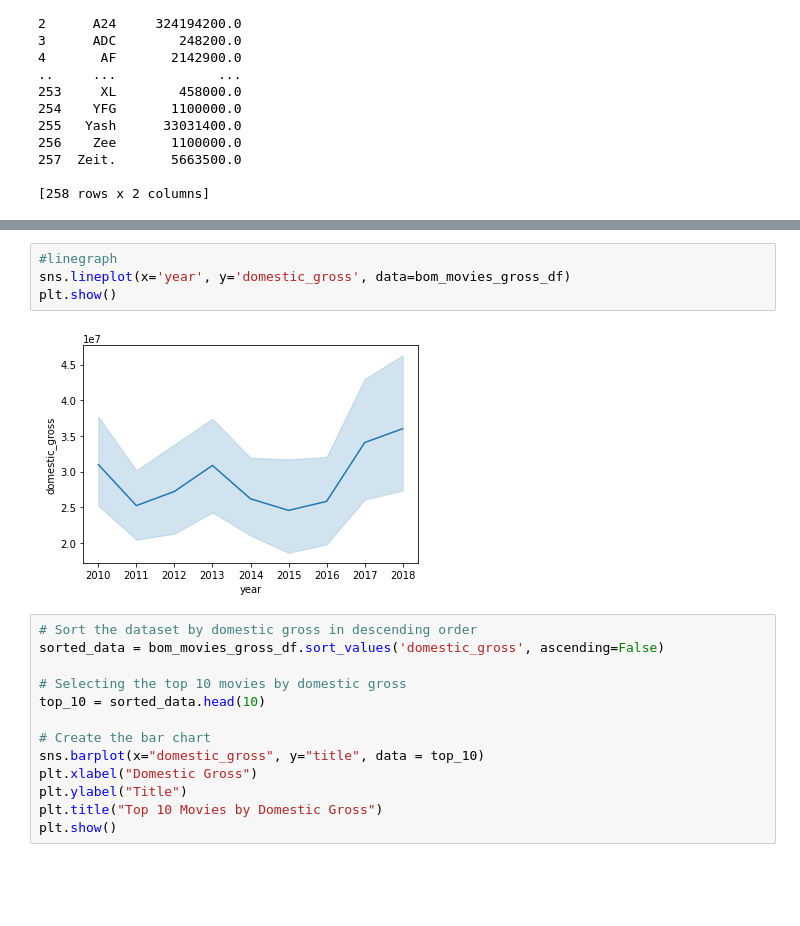
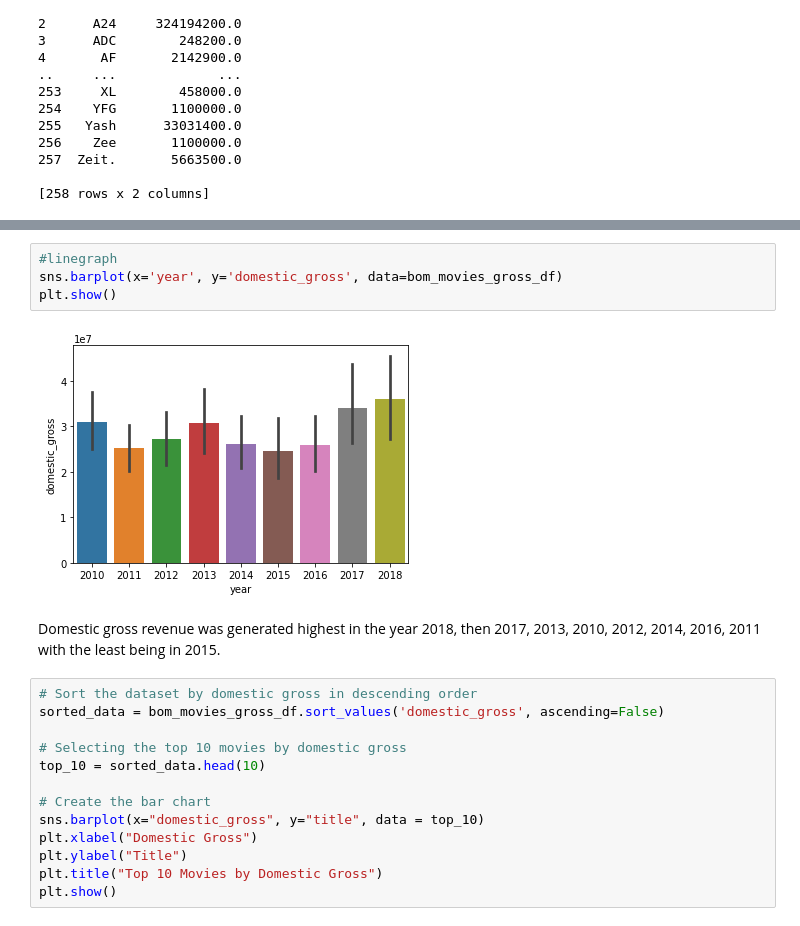
Before and after one commit to PamelaAwino/dsc-phase-1-project-v2-4, a Jupyter notebook: student.ipynb, the cells around one changed output, grey strips where cells are left out. Cells and saved outputs as stored; diff of their text form; blank space fills up the shorter version.

```diff
--- a/student.ipynb
+++ b/student.ipynb
@@ -508,9 +636,11 @@ plt.show()
 # %%
 #linegraph
-sns.lineplot(x='year', y='domestic_gross', data=bom_movies_gross_df)
+sns.barplot(x='year', y='domestic_gross', data=bom_movies_gross_df)
 plt.show()
 # %% [output]
-[figure, old version]
+[figure, new version]
+# %% [markdown]
+Domestic gross revenue was generated highest in  the year 2018, then 2017, 2013, 2010, 2012, 2014, 2016, 2011 with the least being in 2015.
 # %%
 # Sort the dataset by domestic gross in descending order
 sorted_data = bom_movies_gross_df.sort_values('domestic_gross', ascending=False)
```
Also changed, not shown: parts of 80 cells of this notebook.
